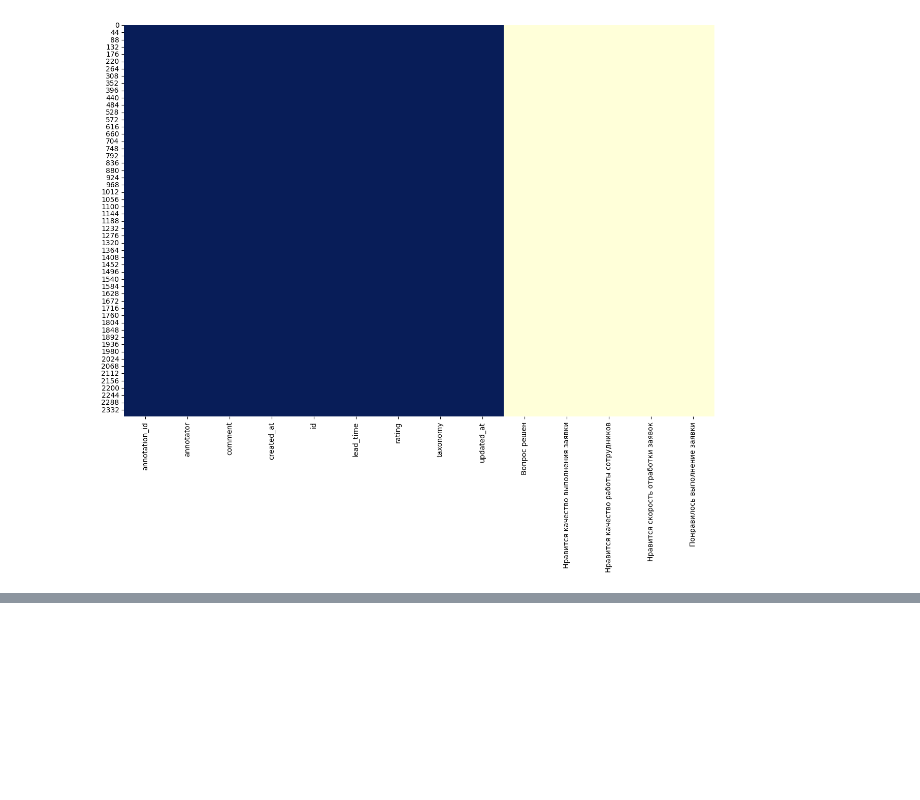
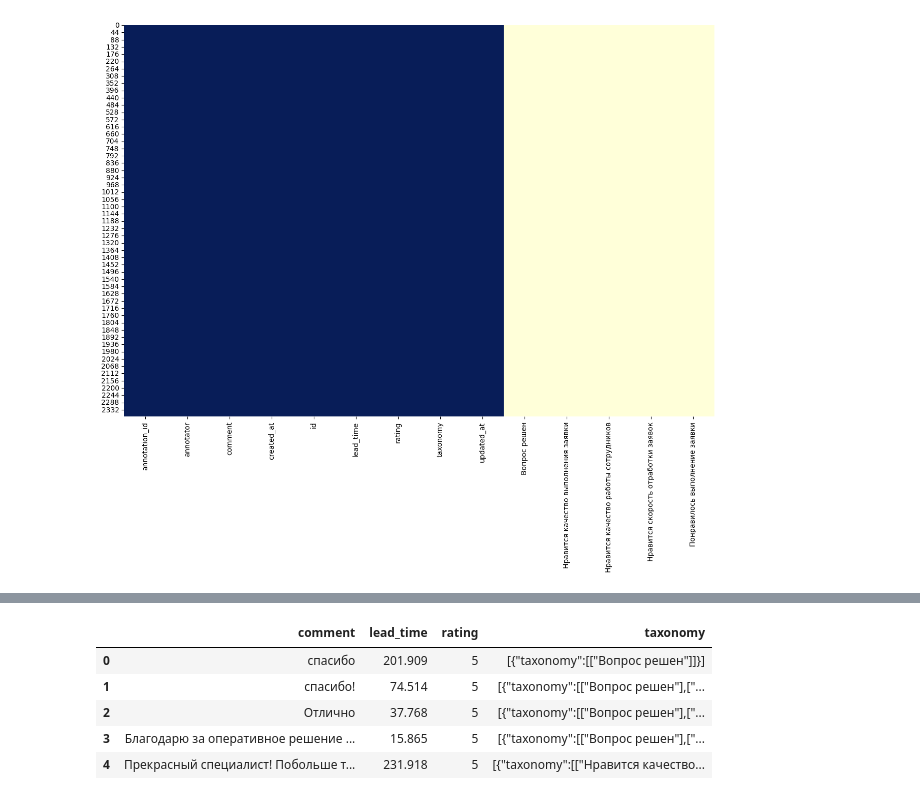
Before and after one commit to linkkdm/intens4, a Jupyter notebook: main.ipynb, the cells around one changed output, grey strips where cells are left out. Saved outputs shown, nothing was run; the diff lists cells and outputs as text; code cells hidden in the pictures; blank space fills up the shorter version.

```diff
--- a/main.ipynb
+++ b/main.ipynb
@@ -25,0 +71,11 @@ df.dropna(axis=1, how='all', inplace=True)
+# %%
+df.drop(columns=['created_at', 'annotation_id', 'updated_at', 'id', 'annotator'], inplace=True)
+# %%
+df.head()
+# %% [output]
+|  | comment | lead_time | rating | taxonomy |
+| 0 | спасибо | 201.909 | 5 | [{"taxonomy":[["Вопрос решен"]]}] |
+| 1 | спасибо! | 74.514 | 5 | [{"taxonomy":[["Вопрос решен"],["... |
+| 2 | Отлично | 37.768 | 5 | [{"taxonomy":[["Вопрос решен"],["... |
+| 3 | Благодарю за оперативное решение ... | 15.865 | 5 | [{"taxonomy":[["Вопрос решен"],["... |
+| 4 | Прекрасный специалист! Побольше т... | 231.918 | 5 | [{"taxonomy":[["Нравится качество... |
```
Also changed, not shown: parts of 6 cells of this notebook, 1 other file.
